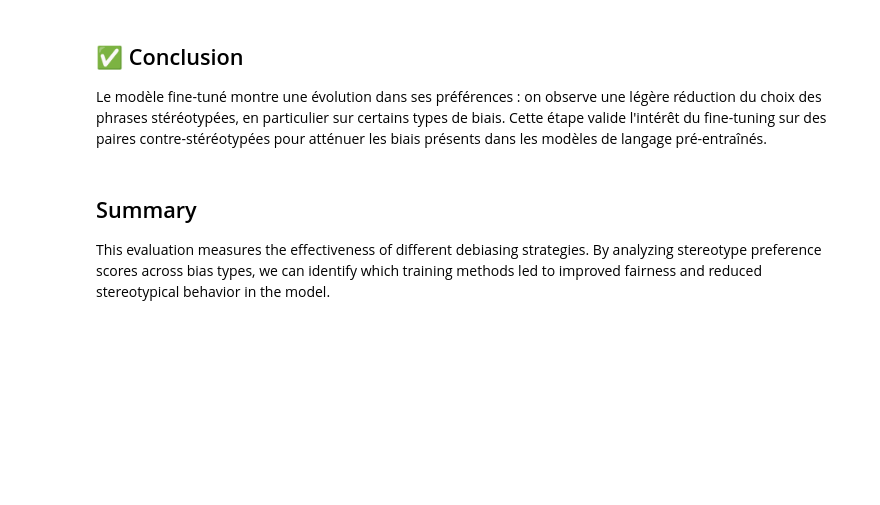
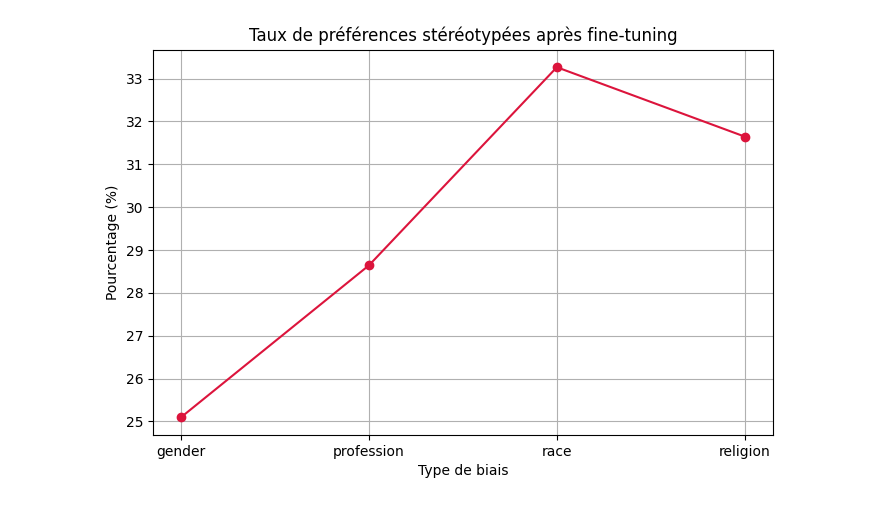
Before and after one commit to sarah-haimoud/mind-the-gap-bias-mitigation, a Jupyter notebook: projet/04_evaluation/04_evaluation_post_finetune.ipynb, the cells around one changed output. Saved outputs shown, nothing was run; the diff lists cells and outputs as text; code cells hidden in the pictures; blank space fills up the shorter version.

```diff
--- a/projet/04_evaluation/04_evaluation_post_finetune.ipynb
+++ b/projet/04_evaluation/04_evaluation_post_finetune.ipynb
@@ -84,29 +81,24 @@ plt.show()
 # %%
 from collections import defaultdict
 
-by_bias_type = defaultdict(int)
-total_by_type = defaultdict(int)
+by_bias_type_post = defaultdict(int)
+total_by_type_post = defaultdict(int)
 
 for r in results_intra_post:
     bias = r["bias_type"]
-    total_by_type[bias] += 1
+    total_by_type_post[bias] += 1
     if r["top_label"] == "stereotype":
-        by_bias_type[bias] += 1
+        by_bias_type_post[bias] += 1
 
-bias_types = sorted(total_by_type.keys())
-rates = [100 * by_bias_type[b] / total_by_type[b] for b in bias_types]
+bias_types_post = sorted(total_by_type_post.keys())
+rates_post = [100 * by_bias_type_post[b] / total_by_type_post[b] for b in bias_types_post]
 
 plt.figure(figsize=(8, 5))
-plt.plot(bias_types, rates, marker='o', linestyle='-', color='red')
-plt.title("Taux de stéréotypes préférés après fine-tuning (par type de biais)")
-plt.ylabel("Percentage (%)")
-plt.xlabel("Bias Type")
+plt.plot(bias_types_post, rates_post, marker='o', color='crimson')
+plt.title("Taux de préférences stéréotypées après fine-tuning")
+plt.ylabel("Pourcentage (%)")
+plt.xlabel("Type de biais")
 plt.grid(True)
 plt.show()
+# %% [output]
+[figure, added]
-# %% [markdown]
-## ✅ Conclusion
-Le modèle fine-tuné montre une évolution dans ses préférences : on observe une légère réduction du choix des phrases stéréotypées, en particulier sur certains types de biais. Cette étape valide l'intérêt du fine-tuning sur des paires contre-stéréotypées pour atténuer les biais présents dans les modèles de langage pré-entraînés.
-# %% [markdown]
-## Summary
-
-This evaluation measures the effectiveness of different debiasing strategies. By analyzing stereotype preference scores across bias types, we can identify which training methods led to improved fairness and reduced stereotypical behavior in the model.
```
Also changed, not shown: parts of 15 cells of this notebook.
